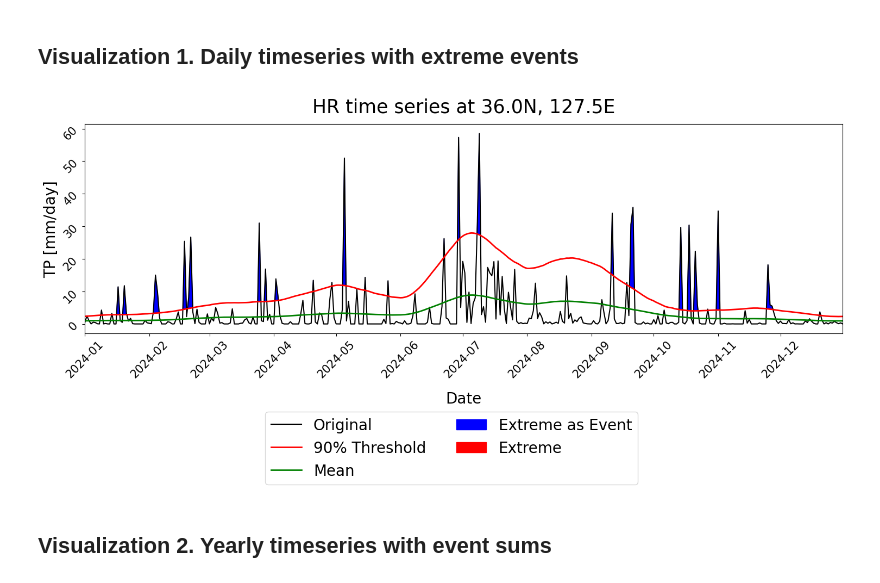
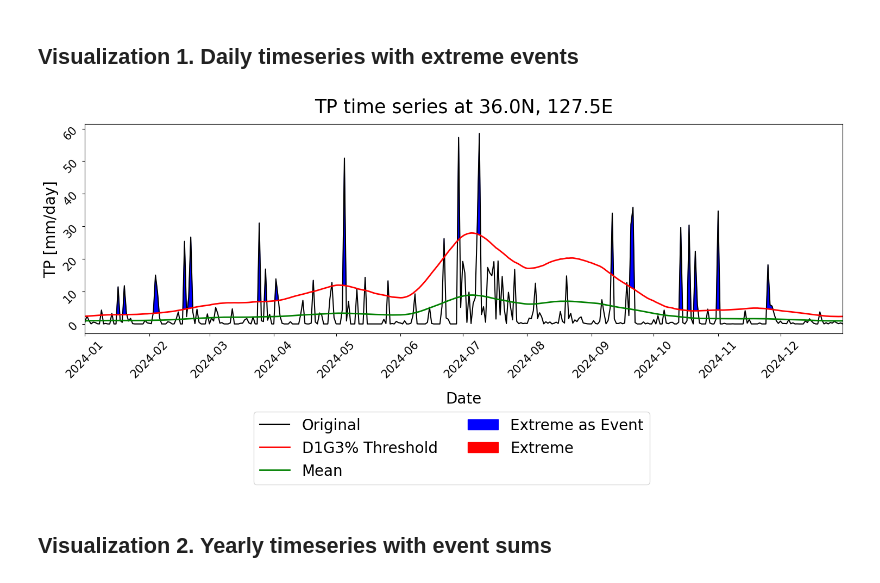
Before and after one commit to yyalexlee/EastAsiaClimateExtremes, a Jupyter notebook: CODES/TART_visualization1_output.ipynb, the cells around one changed output. Cells and saved outputs as stored; diff of their text form; code cells hidden in the pictures.

```diff
--- a/CODES/TART_visualization1_output.ipynb
+++ b/CODES/TART_visualization1_output.ipynb
@@ -100,0 +119,5 @@ Shape of values: (31046, 19, 19)
+# %%
+varname = next(iter(data2))
+values = data2[varname]
+print('varname:', varname)
+print('values shape:', values.shape)
@@ -100,0 +127,5 @@ Shape of values: (31046, 19, 19)
+# %%
+thresh = data2[f'thresh{thr}']
+clim = data2['clim']
+events = data1[f'event{thr}_{crt}']
+print(events.keys())
@@ -137,37 +167,34 @@ Percentage of event days: 13.92%
 # %% [markdown]
 ### **Prepare dataframe for plotting**
 # %%
-# --- Select point data for entire period
 values_pt = values[:,iy,ix]
 thresh_pt = np.array(thresh[ly_,lx_])
-seas_pt = np.array(seas[ly_,lx_])
-df = pd.DataFrame({'date':dates, 'value':values_pt, 'thresh':thresh_pt, 'avg':seas_pt, 'event':event_binary})
+clim_pt = np.array(clim[ly_,lx_])
+df = pd.DataFrame({'date':dates, 'value':values_pt, 'thresh':thresh_pt, 'clim':clim_pt, 'event':event_binary})
+df['date'] = pd.to_datetime(df['date'])
 
-# --- Filter by selected date range
-df['date'] = pd.to_datetime(df['date'])
 mask = (df['date'] >= sdate) & (df['date'] <= edate)
 df_selected = df.loc[mask].copy()
 dates_selected = df_selected['date']
-
-# --- Adjust units
 values_selected = df_selected['value']
 thresh_selected = df_selected['thresh']
-avg_selected = df_selected['avg']
-if var0 == 'hr':
+clim_selected = df_selected['clim']
+if varname0 == 'HR':
     values_selected *= 1000
     thresh_selected *= 1000
-    avg_selected *= 1000
-elif var0 == 'aht':
+    clim_selected *= 1000
+elif varname0 == 'AHT':
     values_selected -= 273.15
     thresh_selected -= 273.15
-    avg_selected -= 273.15
+    clim_selected -= 273.15
 # %% [markdown]
 ## **Visualization 1. Daily timeseries with extreme events**
 # %%
+# --- Raw timeseries with extreme events
 fig, ax = plt.subplots(figsize=(18, 5))
 ax.plot(dates_selected, values_selected, 'k-', linewidth=1.5, label='Original')
-ax.plot(dates_selected, thresh_selected, 'r-', linewidth=2, label=f'{crt1}% Threshold')
-ax.plot(dates_selected, avg_selected, 'g-', linewidth=2, label='Mean')
+ax.plot(dates_selected, thresh_selected, 'r-', linewidth=2, label=f'{crt}% Threshold')
+ax.plot(dates_selected, clim_selected, 'g-', linewidth=2, label='Mean')
 ymin, ymax = ax.get_ylim()
 ax.fill_between(
     df_selected['date'],
@@ -176,38 +203,39 @@ ax.fill_between(
     where=(df_selected['value'] >= df_selected['thresh']) & (df_selected['event'] == 1),
     color='blue',
     interpolate=True,
     label='Extreme as Event'
 )
 ax.fill_between(
     df_selected['date'],
     df_selected['value'],
     df_selected['thresh'],
     where=(df_selected['value'] >= df_selected['thresh']) & (df_selected['event'] == 0),
     color='red',
     interpolate=True,
     label='Extreme'
 )
 ax.set_xlim(dates_selected.min(), dates_selected.max())
 ax.set_ylim(ymin, ymax)  # y축 범위 다시 설정
-ax.set_ylabel('TP [mm/day]' if var0=='hr' else
-              'SST [°C]' if var0=='mhw' else
+ax.set_ylabel('TP [mm/day]' if varname0=='HR' else
+              'SST [°C]' if varname0=='MHW' else
               'T2m [°C]',
               fontsize=20)
 ax.set_xlabel('Date', fontsize=20, labelpad=15)
 ax.tick_params(axis='both', which='major', labelsize=15, rotation=45)
-ax.set_title(f"{var0.upper()} time series at {ly_}, {lx_}", fontsize=25, pad=15)
+ax.set_title(f"{varname.upper()} time series at {ly_}, {lx_}", fontsize=25, pad=15)
 # ax.legend(
 #     loc='upper left',
 #     bbox_to_anchor=(1.02, 1),
 #     borderaxespad=0,
 #     fontsize=18,
 # )
 handles, labels = ax.get_legend_handles_labels()
 fig.legend(handles, labels, bbox_to_anchor=(0.5, -0.15), loc='upper center', ncol=2, fontsize=20)
-plt.savefig(os.path.join(PATH_save, f"{var0}{crt1}_daily_extreme_event_timeseries.png"), dpi=100, bbox_inches='tight')
+
+plt.savefig(os.path.join(PATH_save, f"{varname0}_thresh{thr}_daily_extreme_event_timeseries.png"), dpi=100, bbox_inches='tight')
 plt.show()
 # %% [output]
-[figure, old version]
+[figure, new version]
 # %% [markdown]
 ## **Visualization 2. Yearly timeseries with event sums**
 # %% [markdown]
```
Also changed, not shown: parts of 18 cells of this notebook.
